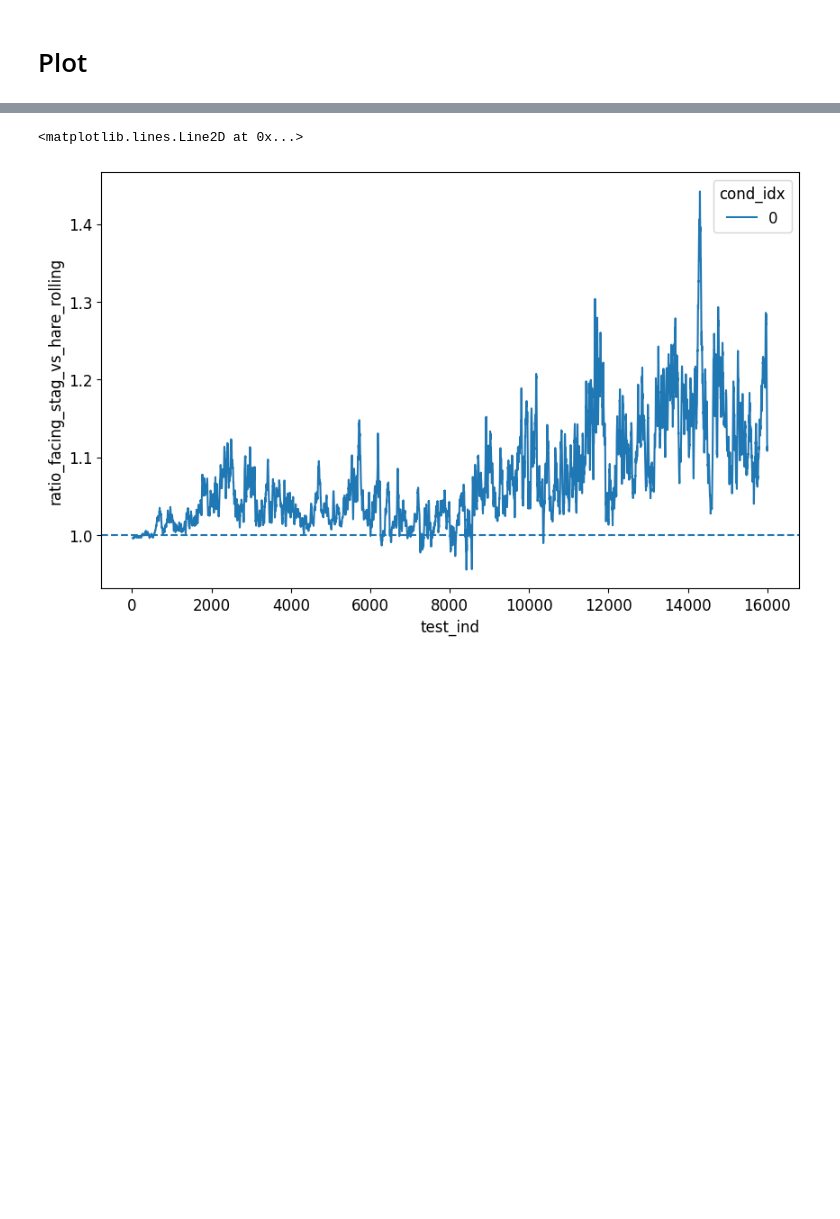
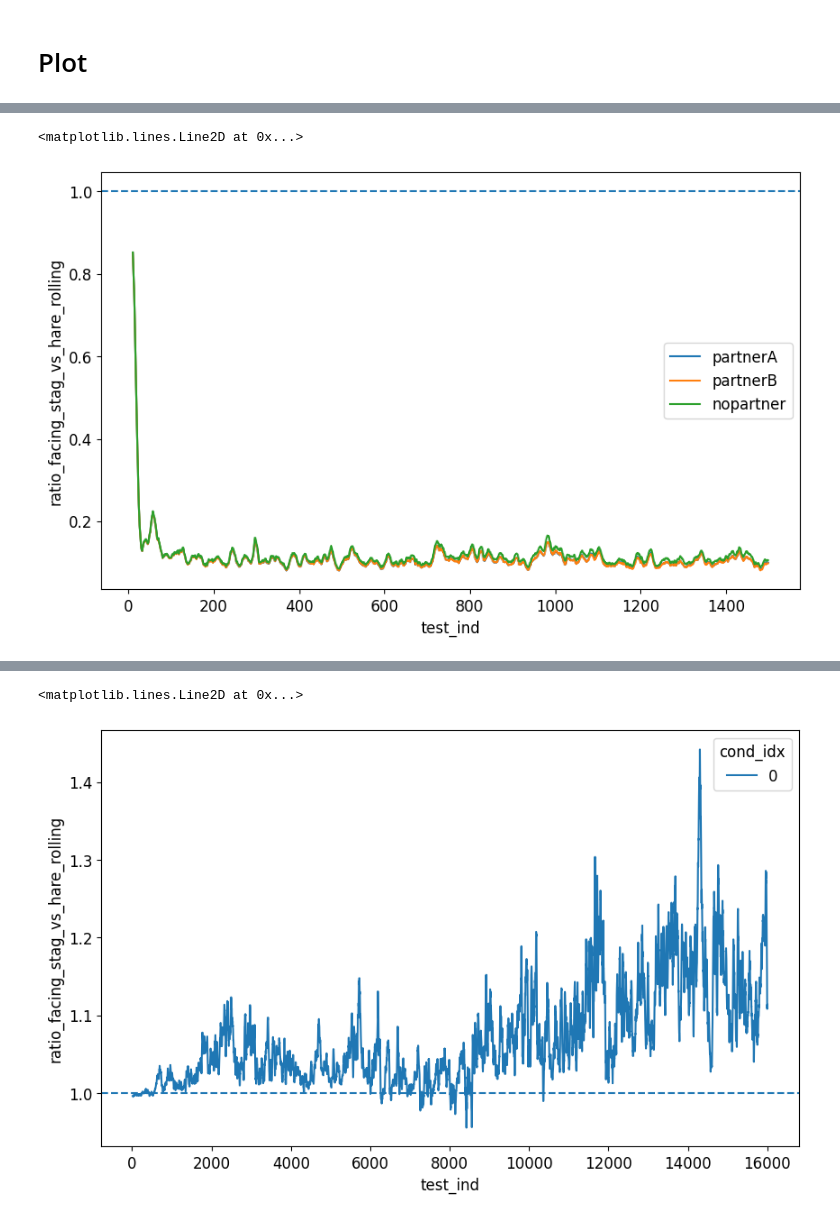
Before and after one commit to social-ai-uoft/sorrel, a Jupyter notebook: sorrel/examples/staghunt_physical/analysis/analysis.ipynb, the cells around one changed output, grey strips where cells are left out. Cells and saved outputs as stored; diff of their text form; code cells hidden in the pictures; blank space fills up the shorter version.

```diff
--- a/sorrel/examples/staghunt_physical/analysis/analysis.ipynb
+++ b/sorrel/examples/staghunt_physical/analysis/analysis.ipynb
@@ -444,3 +503,11 @@ plt.axhline(y=1, linestyle='--')
+# %%
+sns.lineplot(x = 'test_ind', y='ratio_facing_stag_vs_hare_rolling',  data=res_rolling_partnerA, label='partnerA')
+sns.lineplot(x = 'test_ind', y='ratio_facing_stag_vs_hare_rolling', data=res_rolling_partnerB, label='partnerB')
+sns.lineplot(x = 'test_ind', y='ratio_facing_stag_vs_hare_rolling', data=res_rolling_nopartner, label='nopartner')
+plt.axhline(y=1, linestyle='--')
+# %% [output]
+<matplotlib.lines.Line2D at 0x...>
+[figure, added]
 # %%
 sns.lineplot(x = 'test_ind', y='ratio_facing_stag_vs_hare_rolling',  data=res_rolling_partnerA, label='partnerA')
 sns.lineplot(x = 'test_ind', y='ratio_facing_stag_vs_hare_rolling', data=res_rolling_partnerB, label='partnerB')
```
Also changed, not shown: parts of 13 cells of this notebook, 6 other files.
